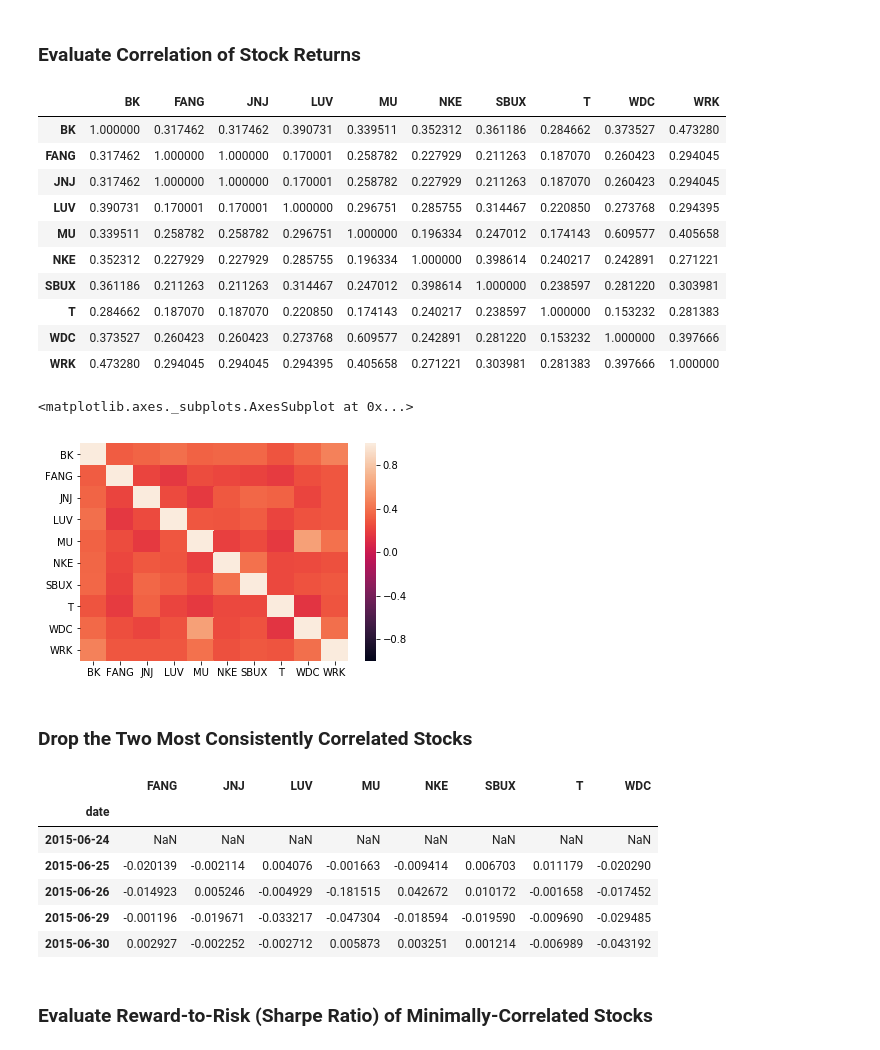
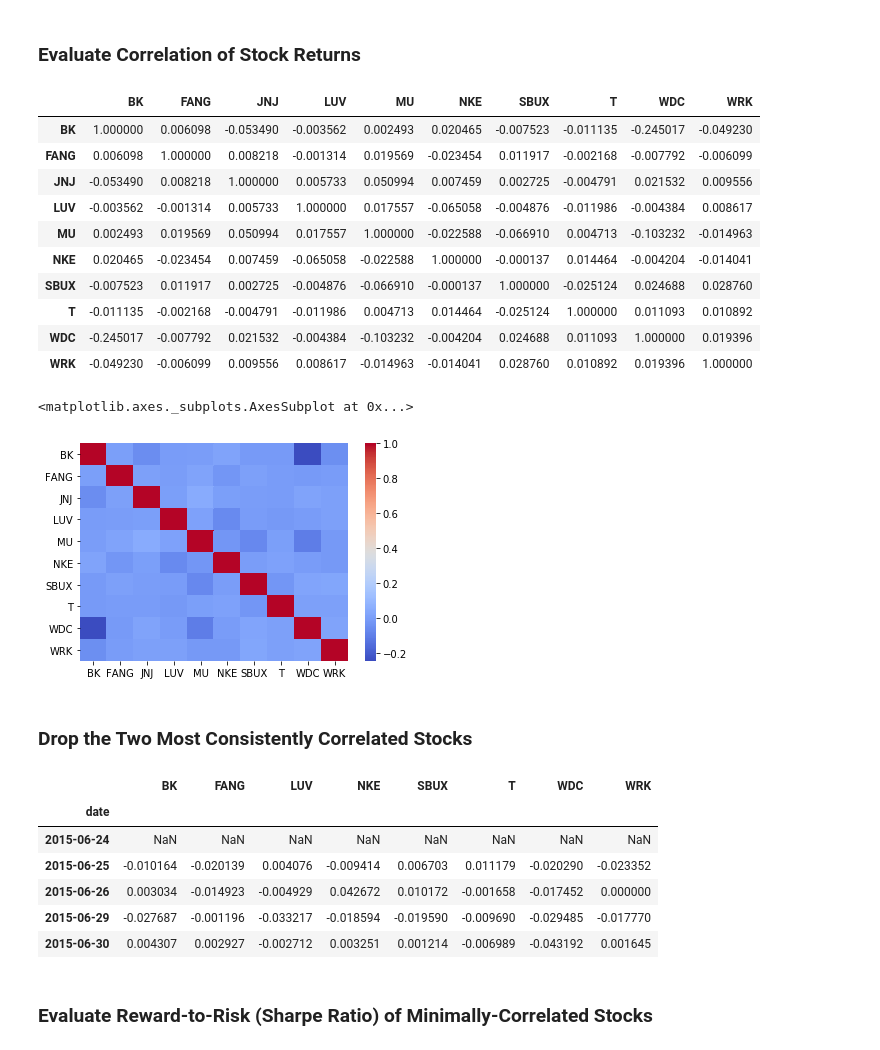
Before and after one commit to johnmyronmillar/GitLab, a Jupyter notebook: 01-Lesson-Plans/04-Pandas/4.1/Activities/09-Stu_Portfolio_Planner_Part_II/Unsolved/portfolio_planner_part_2.ipynb, the cells around one changed output. Saved outputs shown, nothing was run; the diff lists cells and outputs as text; code cells hidden in the pictures.

```diff
--- a/01-Lesson-Plans/04-Pandas/4.1/Activities/09-Stu_Portfolio_Planner_Part_II/Unsolved/portfolio_planner_part_2.ipynb
+++ b/01-Lesson-Plans/04-Pandas/4.1/Activities/09-Stu_Portfolio_Planner_Part_II/Unsolved/portfolio_planner_part_2.ipynb
@@ -187,35 +188,44 @@ cumulative_profit.plot()
 ### Evaluate Correlation of Stock Returns
 # %%
 # Use the `corr` function to calculate the correlation between stock returns
+combined_df_returns = daily_returns.pct_change()
+
+correlation = combined_df_returns.corr()
+
+correlation
 # %% [output]
 |  | BK | FANG | JNJ | LUV | MU | NKE | SBUX | T | WDC | WRK |
-| BK | 1.000000 | 0.317462 | 0.317462 | 0.390731 | 0.339511 | 0.352312 | 0.361186 | 0.284662 | 0.373527 | 0.473280 |
-| FANG | 0.317462 | 1.000000 | 1.000000 | 0.170001 | 0.258782 | 0.227929 | 0.211263 | 0.187070 | 0.260423 | 0.294045 |
-| JNJ | 0.317462 | 1.000000 | 1.000000 | 0.170001 | 0.258782 | 0.227929 | 0.211263 | 0.187070 | 0.260423 | 0.294045 |
-| LUV | 0.390731 | 0.170001 | 0.170001 | 1.000000 | 0.296751 | 0.285755 | 0.314467 | 0.220850 | 0.273768 | 0.294395 |
-| MU | 0.339511 | 0.258782 | 0.258782 | 0.296751 | 1.000000 | 0.196334 | 0.247012 | 0.174143 | 0.609577 | 0.405658 |
-| NKE | 0.352312 | 0.227929 | 0.227929 | 0.285755 | 0.196334 | 1.000000 | 0.398614 | 0.240217 | 0.242891 | 0.271221 |
-| SBUX | 0.361186 | 0.211263 | 0.211263 | 0.314467 | 0.247012 | 0.398614 | 1.000000 | 0.238597 | 0.281220 | 0.303981 |
-| T | 0.284662 | 0.187070 | 0.187070 | 0.220850 | 0.174143 | 0.240217 | 0.238597 | 1.000000 | 0.153232 | 0.281383 |
-| WDC | 0.373527 | 0.260423 | 0.260423 | 0.273768 | 0.609577 | 0.242891 | 0.281220 | 0.153232 | 1.000000 | 0.397666 |
-| WRK | 0.473280 | 0.294045 | 0.294045 | 0.294395 | 0.405658 | 0.271221 | 0.303981 | 0.281383 | 0.397666 | 1.000000 |
+| BK | 1.000000 | 0.006098 | -0.053490 | -0.003562 | 0.002493 | 0.020465 | -0.007523 | -0.011135 | -0.245017 | -0.049230 |
+| FANG | 0.006098 | 1.000000 | 0.008218 | -0.001314 | 0.019569 | -0.023454 | 0.011917 | -0.002168 | -0.007792 | -0.006099 |
+| JNJ | -0.053490 | 0.008218 | 1.000000 | 0.005733 | 0.050994 | 0.007459 | 0.002725 | -0.004791 | 0.021532 | 0.009556 |
+| LUV | -0.003562 | -0.001314 | 0.005733 | 1.000000 | 0.017557 | -0.065058 | -0.004876 | -0.011986 | -0.004384 | 0.008617 |
+| MU | 0.002493 | 0.019569 | 0.050994 | 0.017557 | 1.000000 | -0.022588 | -0.066910 | 0.004713 | -0.103232 | -0.014963 |
+| NKE | 0.020465 | -0.023454 | 0.007459 | -0.065058 | -0.022588 | 1.000000 | -0.000137 | 0.014464 | -0.004204 | -0.014041 |
+| SBUX | -0.007523 | 0.011917 | 0.002725 | -0.004876 | -0.066910 | -0.000137 | 1.000000 | -0.025124 | 0.024688 | 0.028760 |
+| T | -0.011135 | -0.002168 | -0.004791 | -0.011986 | 0.004713 | 0.014464 | -0.025124 | 1.000000 | 0.011093 | 0.010892 |
+| WDC | -0.245017 | -0.007792 | 0.021532 | -0.004384 | -0.103232 | -0.004204 | 0.024688 | 0.011093 | 1.000000 | 0.019396 |
+| WRK | -0.049230 | -0.006099 | 0.009556 | 0.008617 | -0.014963 | -0.014041 | 0.028760 | 0.010892 | 0.019396 | 1.000000 |
 # %%
 # Use the `heatmap` function from the Seaborn library to visualize the correlation table
+sns.heatmap(correlation, cmap='coolwarm')
 # %% [output]
 <matplotlib.axes._subplots.AxesSubplot at 0x...>
-[figure, old version]
+[figure, new version]
 # %% [markdown]
 ### Drop the Two Most Consistently Correlated Stocks
 # %%
 # Drop highly correlated stocks and keep only the non-correlated stocks
+#MU, JNJ
+daily_returns.drop(columns=['MU', 'JNJ'], inplace=True)
+daily_returns.head()
 # %% [output]
-|  | FANG | JNJ | LUV | MU | NKE | SBUX | T | WDC |
+|  | BK | FANG | LUV | NKE | SBUX | T | WDC | WRK |
 | date |  |  |  |  |  |  |  |  |
 | 2015-06-24 | NaN | NaN | NaN | NaN | NaN | NaN | NaN | NaN |
-| 2015-06-25 | -0.020139 | -0.002114 | 0.004076 | -0.001663 | -0.009414 | 0.006703 | 0.011179 | -0.020290 |
-| 2015-06-26 | -0.014923 | 0.005246 | -0.004929 | -0.181515 | 0.042672 | 0.010172 | -0.001658 | -0.017452 |
-| 2015-06-29 | -0.001196 | -0.019671 | -0.033217 | -0.047304 | -0.018594 | -0.019590 | -0.009690 | -0.029485 |
-| 2015-06-30 | 0.002927 | -0.002252 | -0.002712 | 0.005873 | 0.003251 | 0.001214 | -0.006989 | -0.043192 |
+| 2015-06-25 | -0.010164 | -0.020139 | 0.004076 | -0.009414 | 0.006703 | 0.011179 | -0.020290 | -0.023352 |
+| 2015-06-26 | 0.003034 | -0.014923 | -0.004929 | 0.042672 | 0.010172 | -0.001658 | -0.017452 | 0.000000 |
+| 2015-06-29 | -0.027687 | -0.001196 | -0.033217 | -0.018594 | -0.019590 | -0.009690 | -0.029485 | -0.017770 |
+| 2015-06-30 | 0.004307 | 0.002927 | -0.002712 | 0.003251 | 0.001214 | -0.006989 | -0.043192 | 0.001645 |
 # %% [markdown]
 ### Evaluate Reward-to-Risk (Sharpe Ratio) of Minimally-Correlated Stocks
 # %%
```
Also changed, not shown: parts of 3 cells of this notebook.
